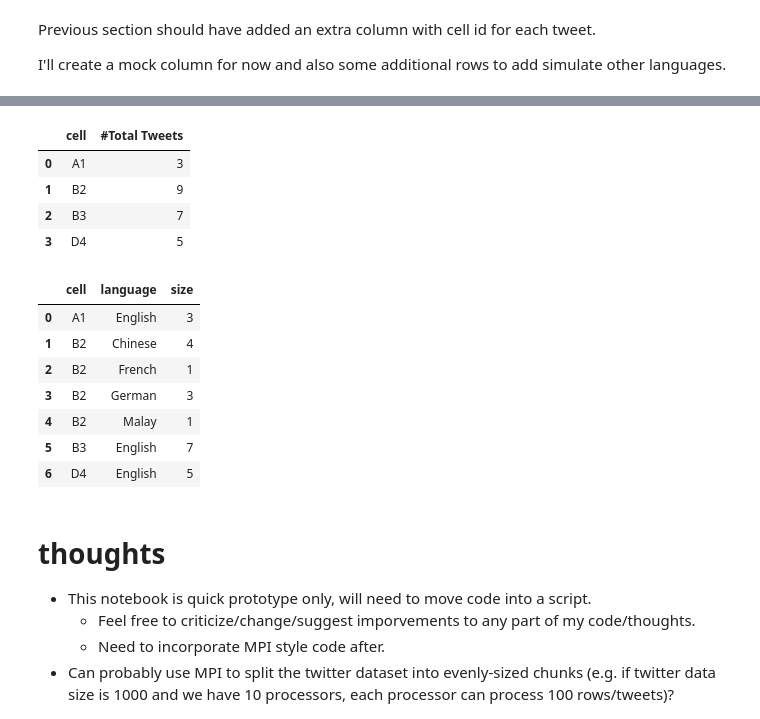
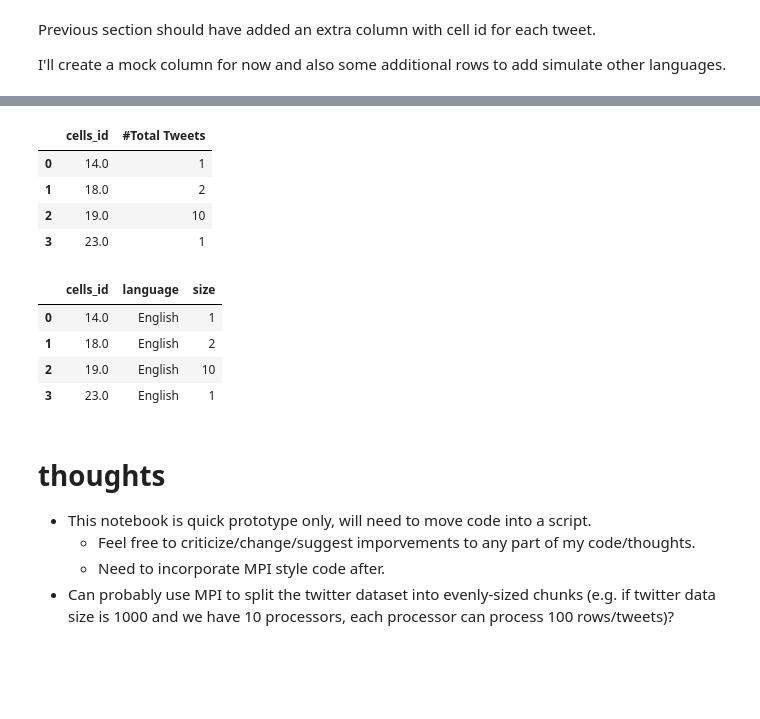
Before and after one commit to rbghks0126/CCC-ass1, a Jupyter notebook: find_language_tweet.ipynb, the cells around one changed output, grey strips where cells are left out. Cells and saved outputs as stored; diff of their text form; code cells hidden in the pictures; blank space fills up the shorter version.

Commit message:
segregating the tweets by locations on the basis of the grid as mentioned in sysGrid.json

```diff
--- a/find_language_tweet.ipynb
+++ b/find_language_tweet.ipynb
@@ -140,3 +153,25 @@ My rough idea:
     - process the coordinates (e.g. [151.03, -33.88]) and determine which cell/grid-location id it should belong to, using the `sysGrid.json` file.
 
 So after this section of code chunk, we will have another column named `cell` with values A1, A2, ..., D4.
+# %%
+with open('./data/sydGrid-2.json', 'r', encoding='utf-8') as f:
+    syd_grid= json.load(f)
+
+syd_grid_coorindates = []
+syd_grid_id = []
+for features in syd_grid['features']:
+    poly=Polygon(features['geometry']['coordinates'][0])
+    syd_grid_coorindates+=[poly]
+    syd_grid_id.append(features['properties']['id'])
+geodata=gpd.GeoDataFrame()
+geodata['cells_id']= syd_grid_id
+geodata['geometry'] = syd_grid_coorindates
+coords=[Point(xy) for xy in df_tweets['coordinates']]
+gdf_locations = gpd.GeoDataFrame(df_tweets,geometry=coords)
+# that requires rtree or pygeos package and can be installed using pip. rtree is not working for some reason, pygeos
+# work but gives out compatibility issues warnings with shapely packge. On windows, shapely was installed
+# indepenedenly to install geopandas. In linux env geopandas and all its dependencies will be installed using either
+# conda and pip and therefore this compatibility issue will be resolved. for more information, visit
+# https://github.com/geopandas/geopandas/issues/2355
+tweets_with_cells=gpd.sjoin(gdf_locations,geodata,how='left',predicate='within')
+tweets_with_cells = tweets_with_cells.dropna(subset=['cells_id'])
@@ -201,25 +204,22 @@ df_tweets
 # %%
 # count # of languages in each cell
-df_results = pd.DataFrame(df_tweets.groupby(['cell']).size()).reset_index().rename(columns={0:'#Total Tweets'})
+df_results = pd.DataFrame(tweets_with_cells.groupby(['cells_id']).size()).reset_index().rename(columns={0:'#Total Tweets'})
 df_results
 # %% [output]
-|  | cell | #Total Tweets |
-| 0 | A1 | 3 |
-| 1 | B2 | 9 |
-| 2 | B3 | 7 |
-| 3 | D4 | 5 |
+|  | cells_id | #Total Tweets |
+| 0 | 14.0 | 1 |
+| 1 | 18.0 | 2 |
+| 2 | 19.0 | 10 |
+| 3 | 23.0 | 1 |
 # %%
 # count # of occurences for each language in each cell
-pd.DataFrame(df_tweets.groupby(['cell', 'language'], as_index=False).size())
+pd.DataFrame(tweets_with_cells.groupby(['cells_id', 'language'], as_index=False).size())
 # %% [output]
-|  | cell | language | size |
-| 0 | A1 | English | 3 |
-| 1 | B2 | Chinese | 4 |
-| 2 | B2 | French | 1 |
-| 3 | B2 | German | 3 |
-| 4 | B2 | Malay | 1 |
-| 5 | B3 | English | 7 |
-| 6 | D4 | English | 5 |
+|  | cells_id | language | size |
+| 0 | 14.0 | English | 1 |
+| 1 | 18.0 | English | 2 |
+| 2 | 19.0 | English | 10 |
+| 3 | 23.0 | English | 1 |
 # %% [markdown]
 # thoughts
 - This notebook is quick prototype only, will need to move code into a script.
```
Also changed, not shown: parts of 10 cells of this notebook.
